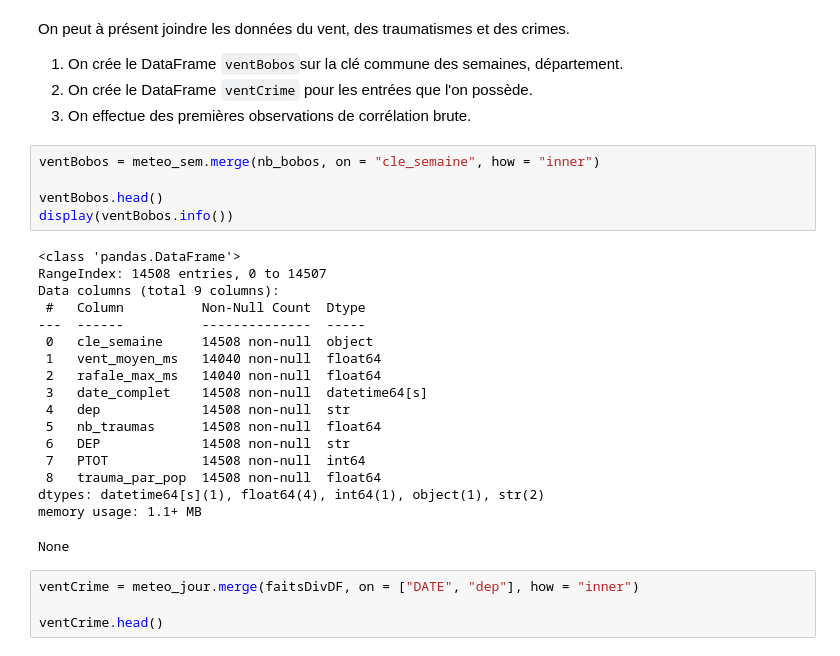
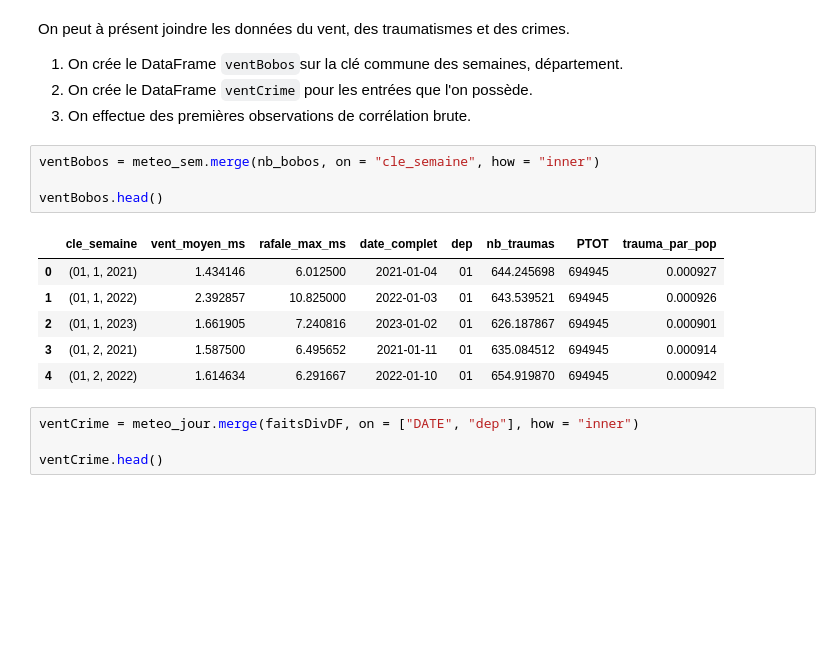
Before and after one commit to jadevalade2/projet_python_datascience_2AS1, a Jupyter notebook: rapport.ipynb, the cells around one changed output. Saved outputs shown, nothing was run; the diff lists cells and outputs as text; blank space fills up the shorter version.

```diff
--- a/rapport.ipynb
+++ b/rapport.ipynb
@@ -398,26 +396,14 @@ On peut à présent joindre les données du vent, des traumatismes et des crimes
 # %%
 ventBobos = meteo_sem.merge(nb_bobos, on = "cle_semaine", how = "inner")
 
 ventBobos.head()
-display(ventBobos.info())
 # %% [output]
-<class 'pandas.DataFrame'>
-RangeIndex: 14508 entries, 0 to 14507
-Data columns (total 9 columns):
- #   Column          Non-Null Count  Dtype
----  ------          --------------  -----
- 0   cle_semaine     14508 non-null  object
- 1   vent_moyen_ms   14040 non-null  float64
- 2   rafale_max_ms   14040 non-null  float64
- 3   date_complet    14508 non-null  datetime64[s]
- 4   dep             14508 non-null  str
- 5   nb_traumas      14508 non-null  float64
- 6   DEP             14508 non-null  str
- 7   PTOT            14508 non-null  int64
- 8   trauma_par_pop  14508 non-null  float64
-dtypes: datetime64[s](1), float64(4), int64(1), object(1), str(2)
-memory usage: 1.1+ MB
-None
+|  | cle_semaine | vent_moyen_ms | rafale_max_ms | date_complet | dep | nb_traumas | PTOT | trauma_par_pop |
+| 0 | (01, 1, 2021) | 1.434146 | 6.012500 | 2021-01-04 | 01 | 644.245698 | 694945 | 0.000927 |
+| 1 | (01, 1, 2022) | 2.392857 | 10.825000 | 2022-01-03 | 01 | 643.539521 | 694945 | 0.000926 |
+| 2 | (01, 1, 2023) | 1.661905 | 7.240816 | 2023-01-02 | 01 | 626.187867 | 694945 | 0.000901 |
+| 3 | (01, 2, 2021) | 1.587500 | 6.495652 | 2021-01-11 | 01 | 635.084512 | 694945 | 0.000914 |
+| 4 | (01, 2, 2022) | 1.614634 | 6.291667 | 2022-01-10 | 01 | 654.919870 | 694945 | 0.000942 |
 # %%
 ventCrime = meteo_jour.merge(faitsDivDF, on = ["DATE", "dep"], how = "inner")
 
```
Also changed, not shown: parts of 11 cells of this notebook.
